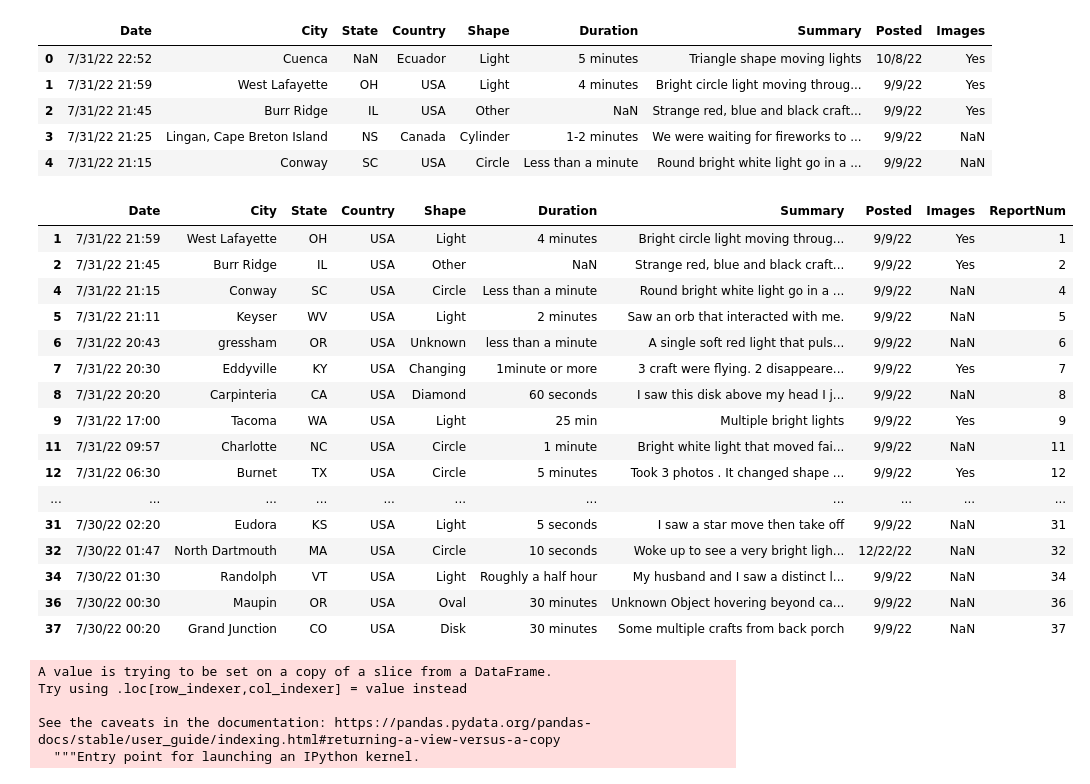
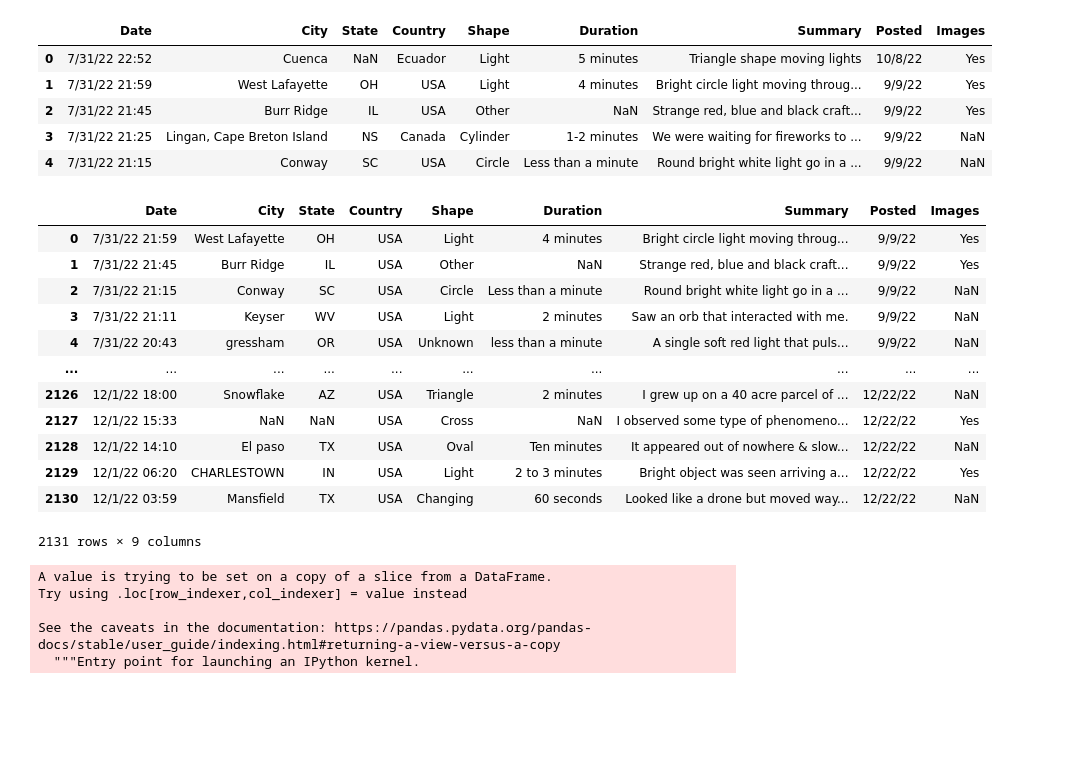
Before and after one commit to scheaton/Group-Project-3, a Jupyter notebook: Data/NUFROC_2022_AllData.ipynb, the cells around one changed output. Cells and saved outputs as stored; diff of their text form; code cells hidden in the pictures; blank space fills up the shorter version.

```diff
--- a/Data/NUFROC_2022_AllData.ipynb
+++ b/Data/NUFROC_2022_AllData.ipynb
@@ -8,10 +8,6 @@ Sep2022 = pd.read_csv('Sep22_Data.csv')
 Aug2022 = pd.read_csv('Aug22_Data.csv')
 Jul2022 = pd.read_csv('Jul22_Data.csv')
 
-
-summary1 = Jul2022.append(Aug2022)
-summary2 = summary1.append(Sep2022)
-summary3 = summary2.append(Oct2022)
-summary4 = summary3.append(Nov2022)
-summary = summary4.append(Dec2022)
+# combine all the datas
+summary = pd.concat([Jul2022,Aug2022,Sep2022,Oct2022,Nov2022,Dec2022], axis=0)
 # %%
@@ -30,33 +28,31 @@ summary.head(5)
 USummary = summary.loc[summary['Country'] == 'USA']
 # %%
-# USummary.reset_index(drop=True,inplace=True)
-USummary.head(30)
+# reset the index
+USummary.reset_index(drop=True,inplace=True)
+USummary
 # %% [output]
-|  | Date | City | State | Country | Shape | Duration | Summary | Posted | Images | ReportNum |
-| 1 | 7/31/22 21:59 | West Lafayette | OH | USA | Light | 4 minutes | Bright circle light moving throug... | 9/9/22 | Yes | 1 |
-| 2 | 7/31/22 21:45 | Burr Ridge | IL | USA | Other | NaN | Strange red, blue and black craft... | 9/9/22 | Yes | 2 |
-| 4 | 7/31/22 21:15 | Conway | SC | USA | Circle | Less than a minute | Round bright white light go in a ... | 9/9/22 | NaN | 4 |
-| 5 | 7/31/22 21:11 | Keyser | WV | USA | Light | 2 minutes | Saw an orb that interacted with me. | 9/9/22 | NaN | 5 |
-| 6 | 7/31/22 20:43 | gressham | OR | USA | Unknown | less than a minute | A single soft red light that puls... | 9/9/22 | NaN | 6 |
-| 7 | 7/31/22 20:30 | Eddyville | KY | USA | Changing | 1minute or more | 3 craft were flying. 2 disappeare... | 9/9/22 | Yes | 7 |
-| 8 | 7/31/22 20:20 | Carpinteria | CA | USA | Diamond | 60 seconds | I saw this disk above my head I j... | 9/9/22 | NaN | 8 |
-| 9 | 7/31/22 17:00 | Tacoma | WA | USA | Light | 25 min | Multiple bright lights | 9/9/22 | Yes | 9 |
-| 11 | 7/31/22 09:57 | Charlotte | NC | USA | Circle | 1 minute | Bright white light that moved fai... | 9/9/22 | NaN | 11 |
-| 12 | 7/31/22 06:30 | Burnet | TX | USA | Circle | 5 minutes | Took 3 photos . It changed shape ... | 9/9/22 | Yes | 12 |
-| ... | ... | ... | ... | ... | ... | ... | ... | ... | ... | ... |
-| 31 | 7/30/22 02:20 | Eudora | KS | USA | Light | 5 seconds | I saw a star move then take off | 9/9/22 | NaN | 31 |
-| 32 | 7/30/22 01:47 | North Dartmouth | MA | USA | Circle | 10 seconds | Woke up to see a very bright ligh... | 12/22/22 | NaN | 32 |
-| 34 | 7/30/22 01:30 | Randolph | VT | USA | Light | Roughly a half hour | My husband and I saw a distinct l... | 9/9/22 | NaN | 34 |
-| 36 | 7/30/22 00:30 | Maupin | OR | USA | Oval | 30 minutes | Unknown Object hovering beyond ca... | 9/9/22 | NaN | 36 |
-| 37 | 7/30/22 00:20 | Grand Junction | CO | USA | Disk | 30 minutes | Some multiple crafts from back porch | 9/9/22 | NaN | 37 |
+|  | Date | City | State | Country | Shape | Duration | Summary | Posted | Images |
+| 0 | 7/31/22 21:59 | West Lafayette | OH | USA | Light | 4 minutes | Bright circle light moving throug... | 9/9/22 | Yes |
+| 1 | 7/31/22 21:45 | Burr Ridge | IL | USA | Other | NaN | Strange red, blue and black craft... | 9/9/22 | Yes |
+| 2 | 7/31/22 21:15 | Conway | SC | USA | Circle | Less than a minute | Round bright white light go in a ... | 9/9/22 | NaN |
+| 3 | 7/31/22 21:11 | Keyser | WV | USA | Light | 2 minutes | Saw an orb that interacted with me. | 9/9/22 | NaN |
+| 4 | 7/31/22 20:43 | gressham | OR | USA | Unknown | less than a minute | A single soft red light that puls... | 9/9/22 | NaN |
+| ... | ... | ... | ... | ... | ... | ... | ... | ... | ... |
+| 2126 | 12/1/22 18:00 | Snowflake | AZ | USA | Triangle | 2 minutes | I grew up on a 40 acre parcel of ... | 12/22/22 | NaN |
+| 2127 | 12/1/22 15:33 | NaN | NaN | USA | Cross | NaN | I observed some type of phenomeno... | 12/22/22 | Yes |
+| 2128 | 12/1/22 14:10 | El paso | TX | USA | Oval | Ten minutes | It appeared out of nowhere & slow... | 12/22/22 | NaN |
+| 2129 | 12/1/22 06:20 | CHARLESTOWN | IN | USA | Light | 2 to 3 minutes | Bright object was seen arriving a... | 12/22/22 | Yes |
+| 2130 | 12/1/22 03:59 | Mansfield | TX | USA | Changing | 60 seconds | Looked like a drone but moved way... | 12/22/22 | NaN |
+2131 rows × 9 columns
-# %%
-USummary['ReportNum'] = USummary.index
-# %% [output]
-A value is trying to be set on a copy of a slice from a DataFrame.
-Try using .loc[row_indexer,col_indexer] = value instead
-
-See the caveats in the documentation: https://pandas.pydata.org/pandas-docs/stable/user_guide/indexing.html#returning-a-view-versus-a-copy
-  """Entry point for launching an IPython kernel.
+# %%
+# create new column ReportNum as per the index
+USummary['ReportNum'] = (USummary.index)+1
+# %% [output]
+A value is trying to be set on a copy of a slice from a DataFrame.
+Try using .loc[row_indexer,col_indexer] = value instead
+
+See the caveats in the documentation: https://pandas.pydata.org/pandas-docs/stable/user_guide/indexing.html#returning-a-view-versus-a-copy
+  """Entry point for launching an IPython kernel.
 # %%
 USummary.head(5)
 # %% [output]
```
Also changed, not shown: parts of 4 cells of this notebook, 6 other files.
